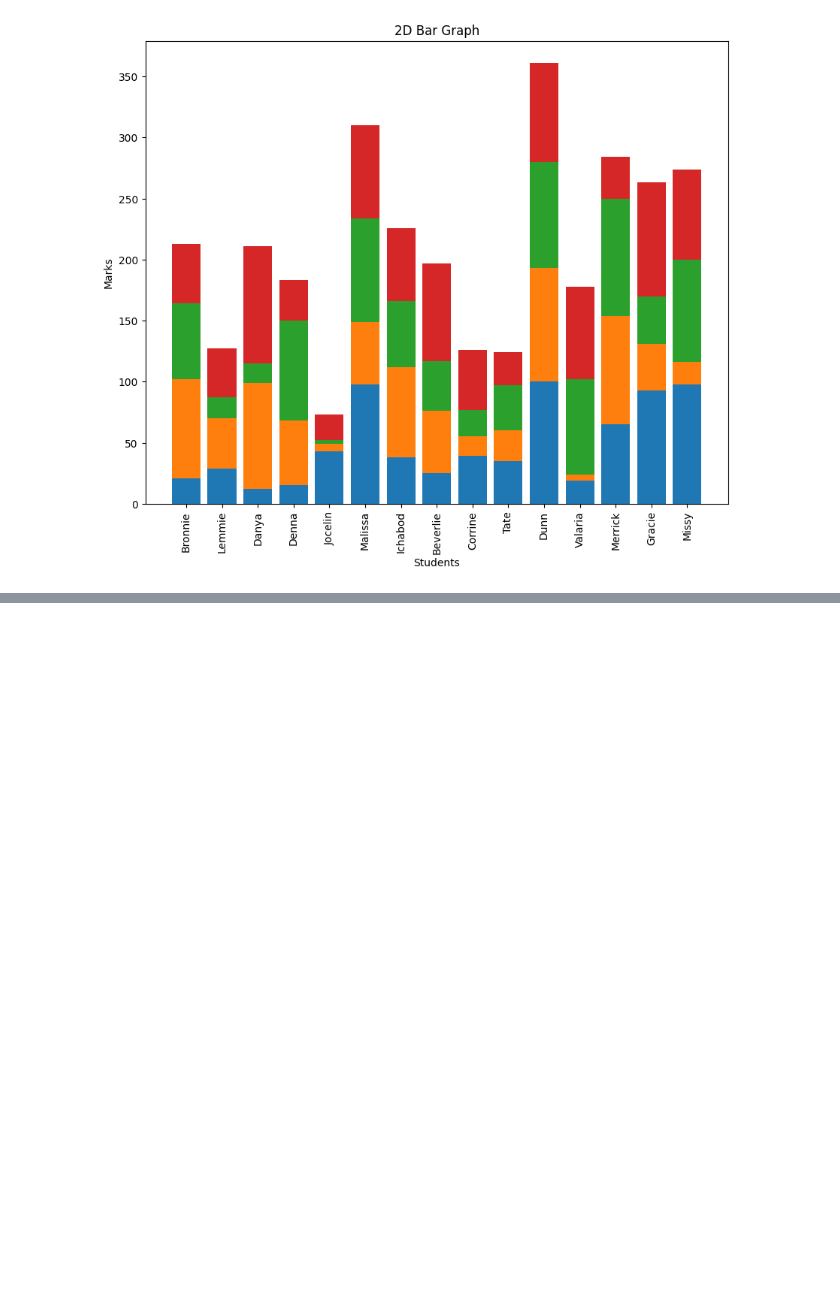
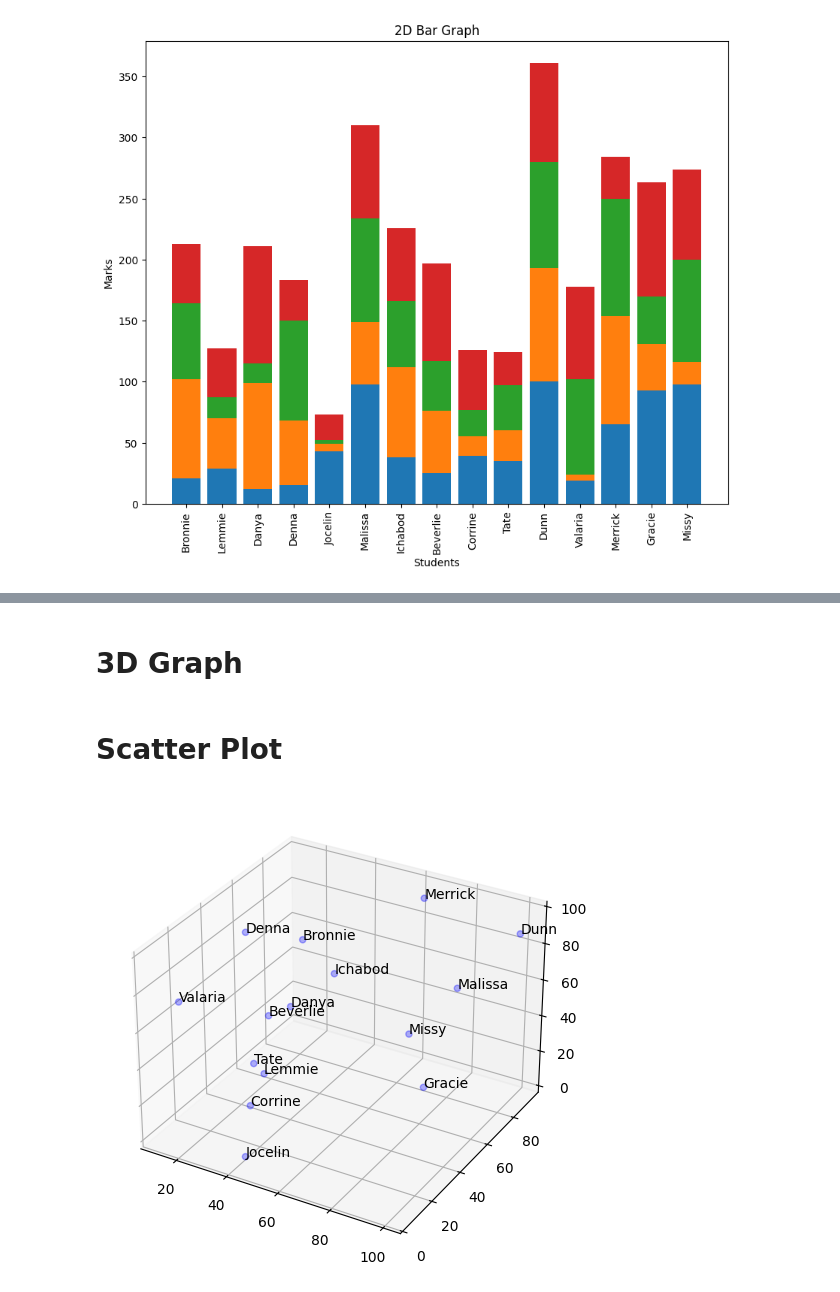
Before and after one commit to HimanshuHeda/Advance_Python, a Jupyter notebook: graph.ipynb, the cells around one changed output, grey strips where cells are left out. Cells and saved outputs as stored; diff of their text form; code cells hidden in the pictures; blank space fills up the shorter version.

```diff
--- a/graph.ipynb
+++ b/graph.ipynb
@@ -37,0 +72,2 @@ Text(0.5, 1.0, '2D Bar Graph')
+# %% [markdown]
+# 3D Graph
@@ -37,0 +84,12 @@ Text(0.5, 1.0, '2D Bar Graph')
+# %% [markdown]
+# Scatter Plot
+# %%
+fig = plt.figure(figsize=(8, 6))
+ax = fig.add_subplot(111,projection='3d')
+ax.scatter(data['Science'], data['English'], data['History'], color='blue', alpha=0.3)
+
+for i in range(len(data['id'])):
+    ax.text(data['Science'].values[i], data['English'].values[i], data['History'].values[i], data['Name'].values[i])
+plt.show()
+# %% [output]
+[figure, added]
```
Also changed, not shown: parts of 7 cells of this notebook, 1 other file.
